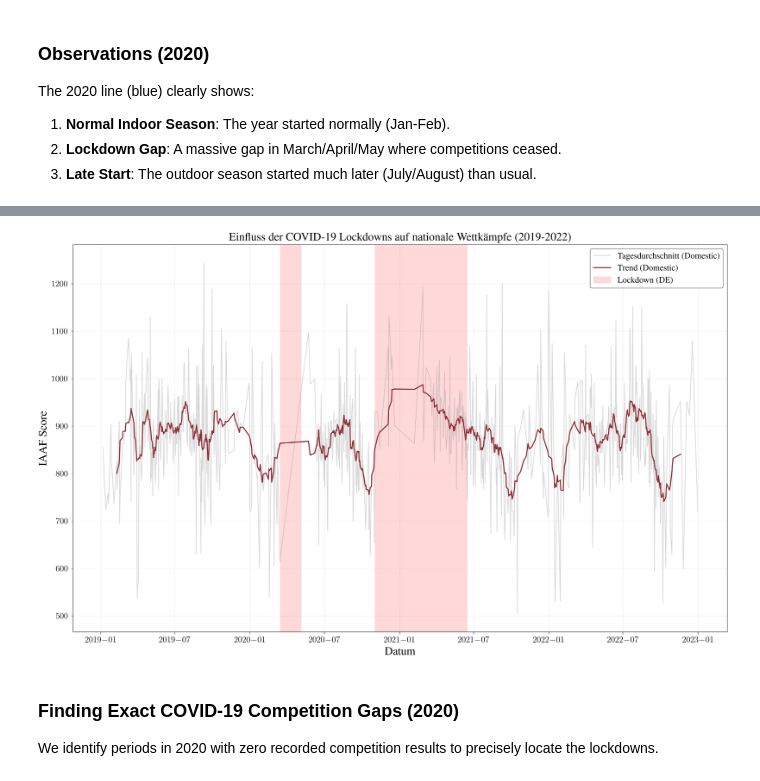
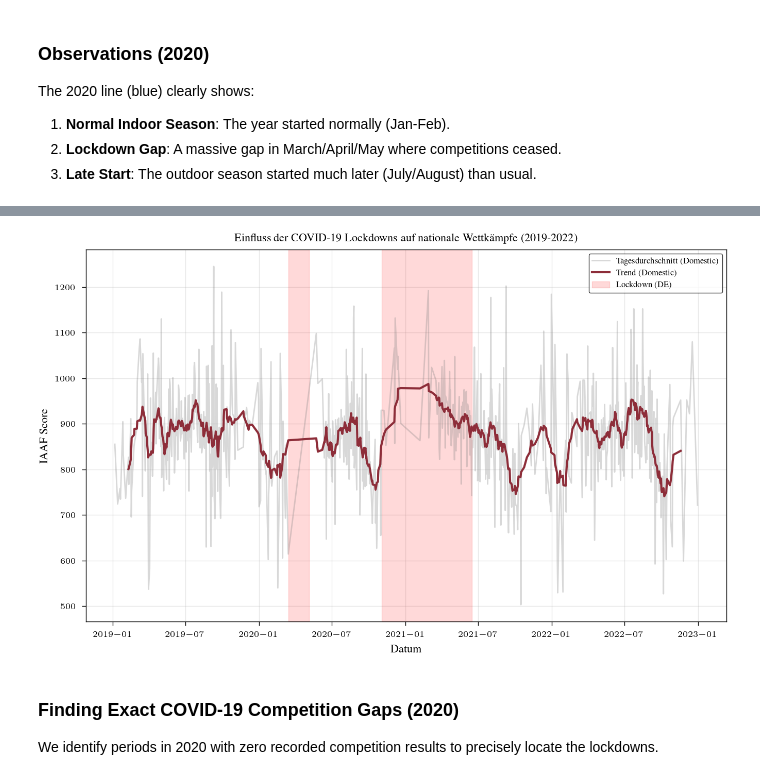
Before and after one commit to maxwernz/Data-Literacy, a Jupyter notebook: max/max_analysis/seasonal_performance.ipynb, the cells around one changed output, grey strips where cells are left out. Saved outputs shown, nothing was run; the diff lists cells and outputs as text; code cells hidden in the pictures.

```diff
--- a/max/max_analysis/seasonal_performance.ipynb
+++ b/max/max_analysis/seasonal_performance.ipynb
@@ -5,22 +1,14 @@
 # %%
 import pandas as pd
 import numpy as np
-import sys
-import os
 from sklearn.linear_model import LinearRegression
-
-# Add project root to path to import util and plotting modules
-sys.path.append(os.path.abspath(os.path.join('..', '..')))
-
-import util
-import plotting.plotting_style as plt
-from plotting.plotting_style import rgb
-import plotting.plotting_style
+from lib import util
+from lib import plotting_style as plt
+from lib.plotting_style import rgb
 
 
 # Load the data
-# df = util.load_data()
-df = util.load_data(path_file='/Users/maxwernz/development/Data Literacy/data_csv/final_Data_iaaf_scores_neu_v2.csv')
+df = util.load_data()
 df
 # df.head()
 # %% [output]
@@ -291,50 +250,50 @@ Name: count, Length: 144, dtype: int64
 # %%
 # 1. Filter for Domestic (German) Events
 # Exclude locations matching "/XXX" (e.g. London/GBR)
 df_germany = df_clean[~df_clean['ort'].str.contains(r'/[A-Z]{3}', regex=True)].copy()
 
 # 2. Define Lockdown Periods (approximate dates for Germany)
 lockdowns = [
     # Lockdown 1: Mid-March to Early May 2020
     (pd.to_datetime('2020-03-15'), pd.to_datetime('2020-05-05')),
     # Lockdown 2 ("Light" + "Bundesnotbremse"): Nov 2020 to ~June 2021
     (pd.to_datetime('2020-11-02'), pd.to_datetime('2021-06-15'))
 ]
 
 # 3. Prepare Time Series Data (Daily Mean)
 # We focus on the timeline 2019 - 2022 to see the impact
 df_focus = df_germany[df_germany['jahr'].between(2019, 2022)]
 daily_trend = df_focus.groupby('parsed_date')['iaaf_score'].mean()
 
 # Smooth the data for better visualization
 daily_trend_smoothed = daily_trend.rolling(window=14, center=True).mean()
 
 # 4. Plotting
-with plt.rc_context(plt.increase_figsize(2)):
-    fig, ax = plt.subplots()
 
-    # Plot the performance trend
-    ax.plot(daily_trend.index, daily_trend, color='gray', alpha=0.3, label='Tagesdurchschnitt (Domestic)')
-    ax.plot(daily_trend_smoothed.index, daily_trend_smoothed, color=rgb.tue_red, linewidth=1.5, label='Trend (Domestic)')
+fig, ax = plt.subplots()
 
-    # Add Lockdown Areas
-    for start, end in lockdowns:
-        ax.axvspan(start, end, color='red', alpha=0.15, label='Lockdown (DE)')
+# Plot the performance trend
+ax.plot(daily_trend.index, daily_trend, color='gray', alpha=0.3, label='Tagesdurchschnitt (Domestic)')
+ax.plot(daily_trend_smoothed.index, daily_trend_smoothed, color=rgb.tue_red, linewidth=1.5, label='Trend (Domestic)')
 
-    # Formatting
-    plt.title('Einfluss der COVID-19 Lockdowns auf nationale Wettkämpfe (2019-2022)')
-    plt.ylabel('IAAF Score')
-    plt.xlabel('Datum')
+# Add Lockdown Areas
+for start, end in lockdowns:
+    ax.axvspan(start, end, color='red', alpha=0.15, label='Lockdown (DE)')
 
-    # Handle duplicate labels in legend
-    handles, labels = plt.gca().get_legend_handles_labels()
-    by_label = dict(zip(labels, handles))
-    plt.legend(by_label.values(), by_label.keys())
+# Formatting
+plt.title('Einfluss der COVID-19 Lockdowns auf nationale Wettkämpfe (2019-2022)')
+plt.ylabel('IAAF Score')
+plt.xlabel('Datum')
 
-    plt.grid(True, alpha=0.3)
-    plt.show()
+# Handle duplicate labels in legend
+handles, labels = plt.gca().get_legend_handles_labels()
+by_label = dict(zip(labels, handles))
+plt.legend(by_label.values(), by_label.keys())
+
+plt.grid(True, alpha=0.3)
+plt.show()
 # %% [output]
-[figure, old version]
+[figure, new version]
 # %% [markdown]
 ### **Finding Exact COVID-19 Competition Gaps (2020)**
 We identify periods in 2020 with zero recorded competition results to precisely locate the lockdowns.
```
Also changed, not shown: parts of 6 cells of this notebook, 50 other files.
